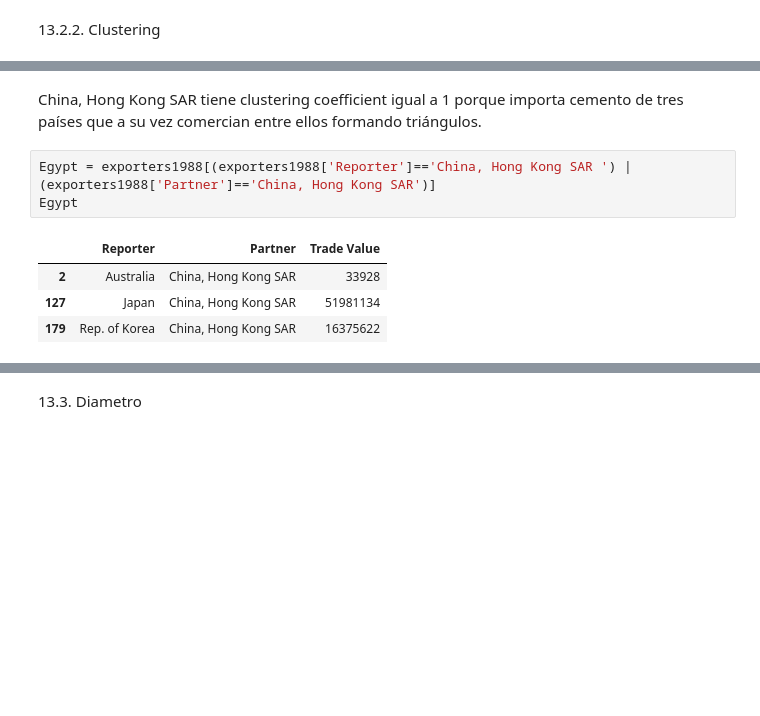
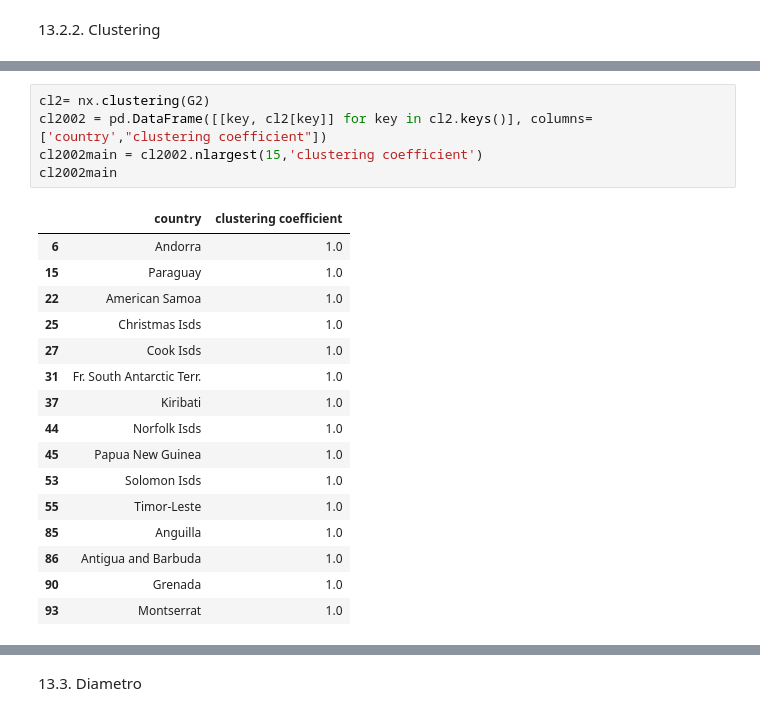
Before and after one commit to amendiolar/BootCampCienciaDatos, a Jupyter notebook: Exploratorio.ipynb, the cells around one changed output, grey strips where cells are left out. Drawn from its saved outputs; the diff is of its cells as text; blank space fills up the shorter version.

```diff
--- a/Exploratorio.ipynb
+++ b/Exploratorio.ipynb
@@ -651,13 +737,25 @@ cl1988main
 | 55 | Kuwait | 1.0 |
 | 56 | Libya | 1.0 |
 | 58 | Netherlands | 1.0 |
-# %% [markdown]
-China, Hong Kong SAR	tiene clustering coefficient igual a 1 porque importa cemento de tres países que a su vez comercian entre ellos formando triángulos.
-# %%
-Egypt = exporters1988[(exporters1988['Reporter']=='China, Hong Kong SAR	') | (exporters1988['Partner']=='China, Hong Kong SAR')]
-Egypt
-# %% [output]
-|  | Reporter | Partner | Trade Value |
-| 2 | Australia | China, Hong Kong SAR | 33928 |
-| 127 | Japan | China, Hong Kong SAR | 51981134 |
-| 179 | Rep. of Korea | China, Hong Kong SAR | 16375622 |
+# %%
+cl2= nx.clustering(G2)
+cl2002 = pd.DataFrame([[key, cl2[key]] for key in cl2.keys()], columns=['country',"clustering coefficient"])
+cl2002main = cl2002.nlargest(15,'clustering coefficient')
+cl2002main
+# %% [output]
+|  | country | clustering coefficient |
+| 6 | Andorra | 1.0 |
+| 15 | Paraguay | 1.0 |
+| 22 | American Samoa | 1.0 |
+| 25 | Christmas Isds | 1.0 |
+| 27 | Cook Isds | 1.0 |
+| 31 | Fr. South Antarctic Terr. | 1.0 |
+| 37 | Kiribati | 1.0 |
+| 44 | Norfolk Isds | 1.0 |
+| 45 | Papua New Guinea | 1.0 |
+| 53 | Solomon Isds | 1.0 |
+| 55 | Timor-Leste | 1.0 |
+| 85 | Anguilla | 1.0 |
+| 86 | Antigua and Barbuda | 1.0 |
+| 90 | Grenada | 1.0 |
+| 93 | Montserrat | 1.0 |
```
Also changed, not shown: parts of 31 cells of this notebook, 1 other file.
